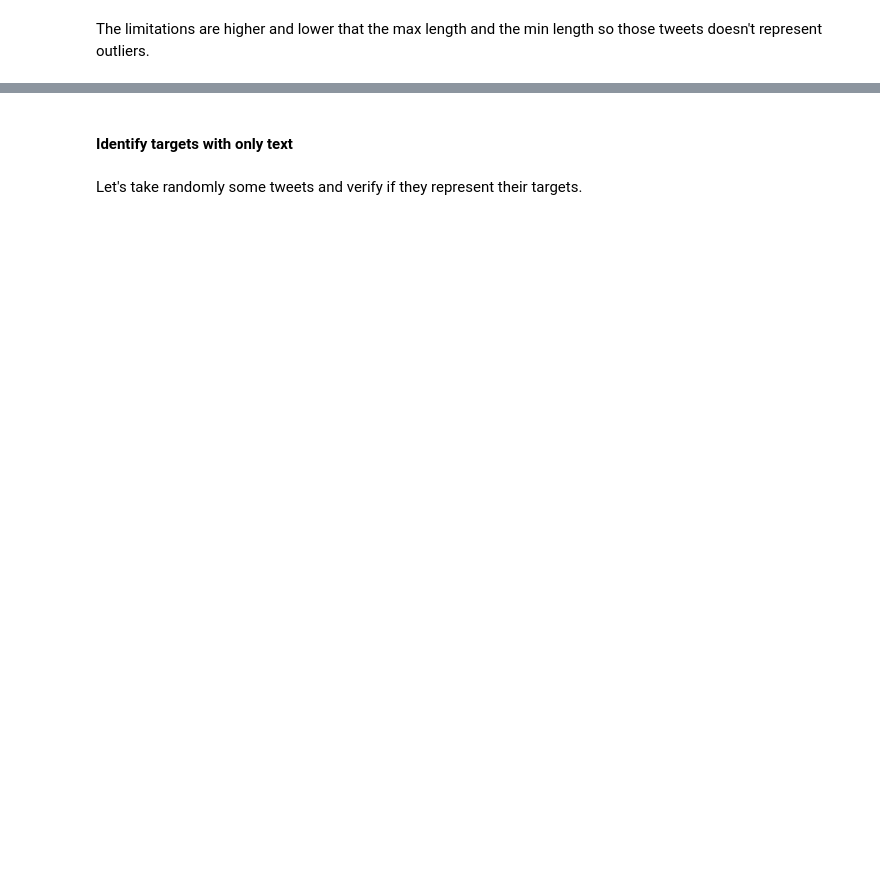
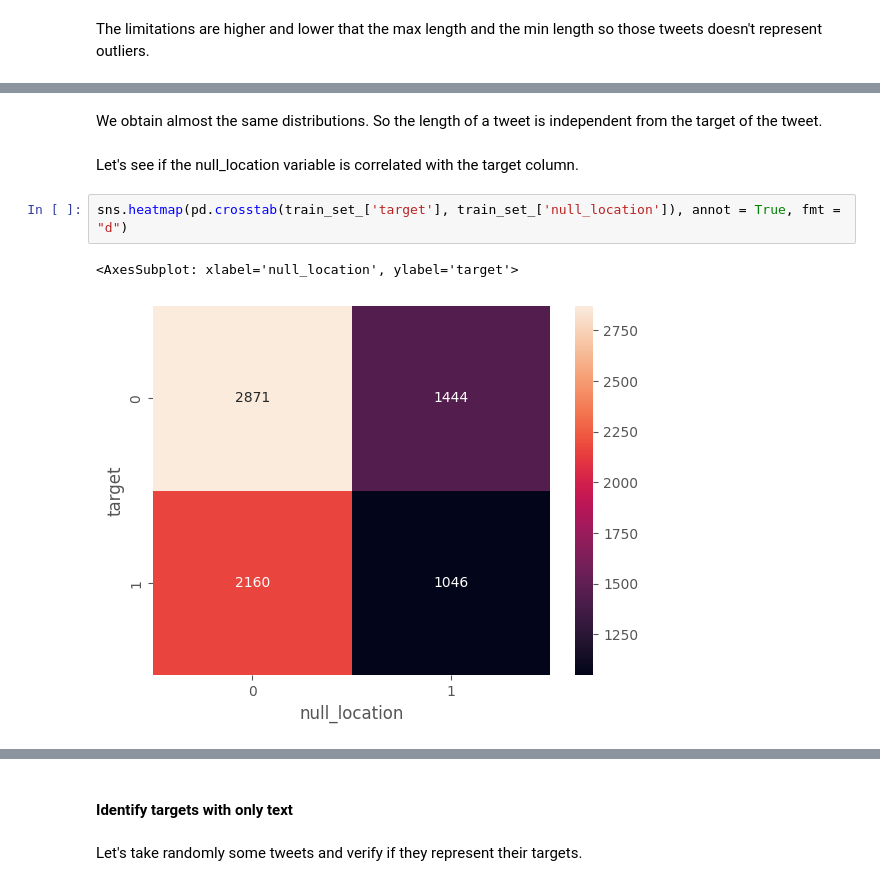
Before and after one commit to Oumar199/nlp_programs_exercises, a Jupyter notebook: kaggle_tweet_competition.ipynb, the cells around one changed output, grey strips where cells are left out. Drawn from its saved outputs; the diff is of its cells as text; blank space fills up the shorter version.

```diff
--- a/kaggle_tweet_competition.ipynb
+++ b/kaggle_tweet_competition.ipynb
@@ -276,0 +562,9 @@ The limitations are higher and lower that the max length and the min length so t
+# %% [markdown]
+We obtain almost the same distributions. So the length of a tweet is independent from the target of the tweet.
+# %% [markdown]
+Let's see if the null_location variable is correlated with the target column.
+# %%
+sns.heatmap(pd.crosstab(train_set_['target'], train_set_['null_location']), annot = True, fmt = "d")
+# %% [output]
+<AxesSubplot: xlabel='null_location', ylabel='target'>
+[figure, added]
```
Also changed, not shown: parts of 134 cells of this notebook, 10 other files.
